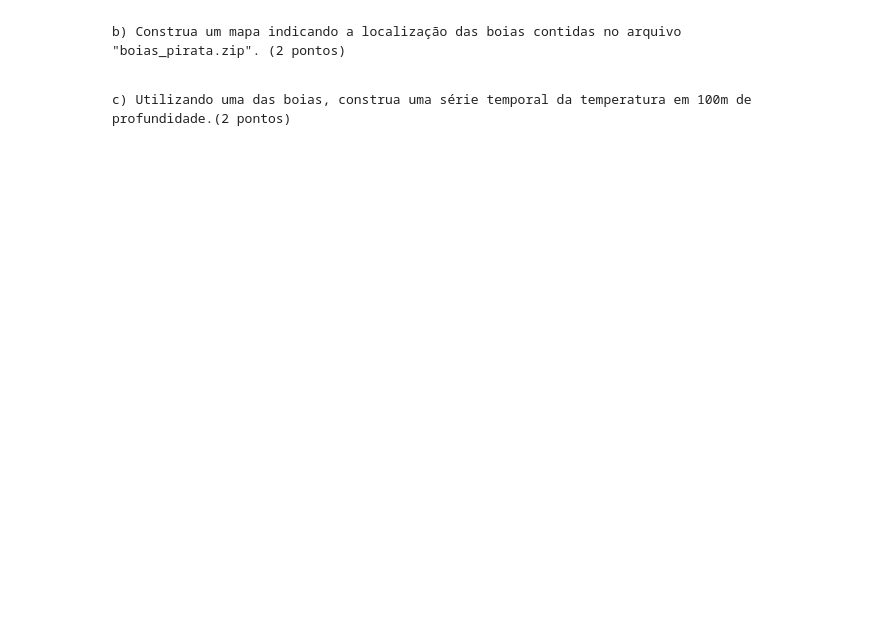
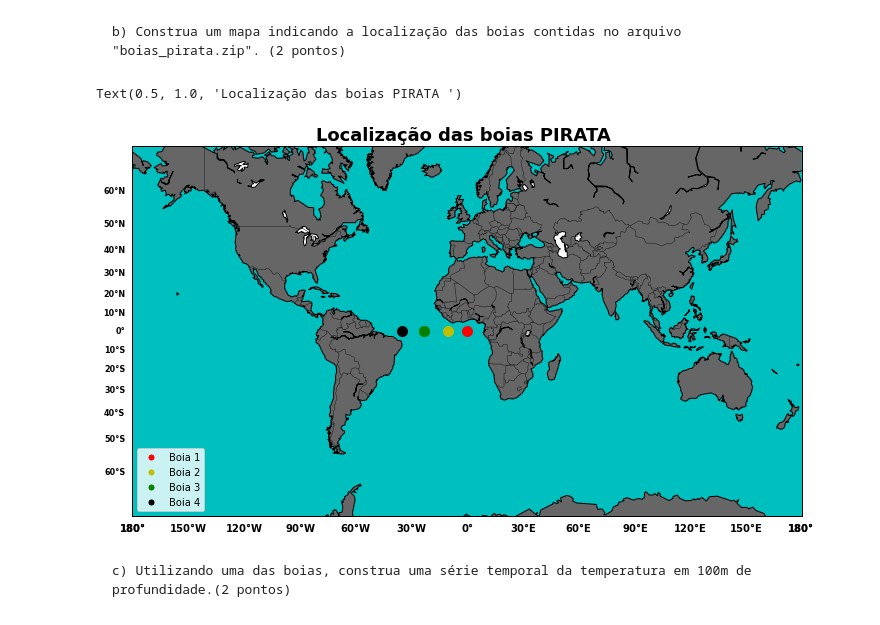
Before and after one commit to mateusenviromentscientist/Python_Lessons, a Jupyter notebook: ADADOS-AP1_F.ipynb, the cells around one changed output. Saved outputs shown, nothing was run; the diff lists cells and outputs as text; code cells hidden in the pictures; blank space fills up the shorter version.

```diff
--- a/ADADOS-AP1_F.ipynb
+++ b/ADADOS-AP1_F.ipynb
@@ -99,4 +178,54 @@ Prediction and Research Moored Array in the Tropical Atlantic (PIRATA) é uma re
 # %% [markdown]
     b) Construa um mapa indicando a localização das boias contidas no arquivo "boias_pirata.zip". (2 pontos)
+# %%
+dado2=Dataset(r'C:\Users\Mateusin\Desktop\Python\t0n10w_mon.cdf')
+dado3=Dataset(r'C:\Users\Mateusin\Desktop\Python\t0n23w_mon.cdf')
+dado4=Dataset(r'C:\Users\Mateusin\Desktop\Python\t0n35w_mon.cdf')
+# %%
+lat1 = dado['lat'][:]
+lat2 = dado2['lat'][:]
+lat3 = dado3['lat'][:]
+lat4 = dado4['lat'][:]
+# %%
+lon1 = dado['lon'][:]
+lon2 = dado2['lon'][:]
+lon3 = dado3['lon'][:]
+lon4 = dado4['lon'][:]
+# %%
+plt.figure(figsize=(12,10))
+m = Basemap(projection='merc',llcrnrlat=-70,urcrnrlat=70,\
+            llcrnrlon=-180,urcrnrlon=180,lat_ts=20,resolution='c')
+
+m.drawcoastlines()
+m.fillcontinents(color='0.4')
+m.drawcountries(color='0.1')
+m.drawmapboundary(fill_color='c')
+
+m.drawparallels(np.arange(-60,60 +10,10),labels=[1,0,0,1],
+                linewidth = 0,fontsize = 8 , fontweight = 'bold')
+m.drawmeridians(np.arange(-360,360,30),labels=[1,1,0,1],
+                linewidth = 0 ,fontweight='bold')
+
+m.plot(lon1,lat1, 'r.', latlon= True, ms= 20)
+m.plot(lon1,lat1,'r.',latlon= True, ms= 10, label= 'Boia 1')
+plt.legend()
+
+m.plot(lon2,lat2, 'y.', latlon= True, ms= 20)
+m.plot(lon2,lat2, 'y.',latlon= True, ms = 10, label= 'Boia 2')
+plt.legend()
+
+m.plot(lon3,lat3, 'g.', latlon= True, ms=20)
+m.plot(lon3,lat3, 'g.', latlon= True, ms= 20)
+m.plot(lon3,lat3, 'g.',latlon= True, ms= 10, label= 'Boia 3')
+plt.legend()
+
+m.plot(lon4,lat4, 'k.', latlon= True, ms= 20)
+m.plot(lon4,lat4, 'k.',latlon= True, ms= 10, label= 'Boia 4')
+plt.legend()
+
+plt.title('Localização das boias PIRATA ', fontsize = 18, fontweight='bold')
+# %% [output]
+Text(0.5, 1.0, 'Localização das boias PIRATA ')
+[figure, added]
 # %% [markdown]
     c) Utilizando uma das boias, construa uma série temporal da temperatura em 100m de profundidade.(2 pontos)
```
Also changed, not shown: parts of 17 cells of this notebook.
